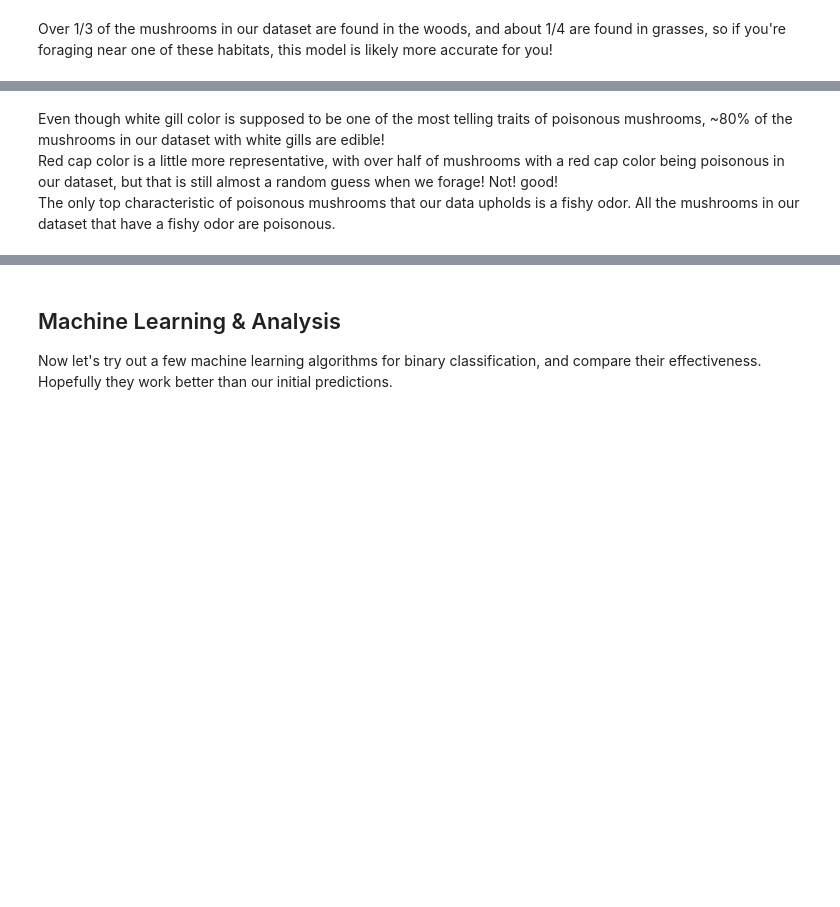
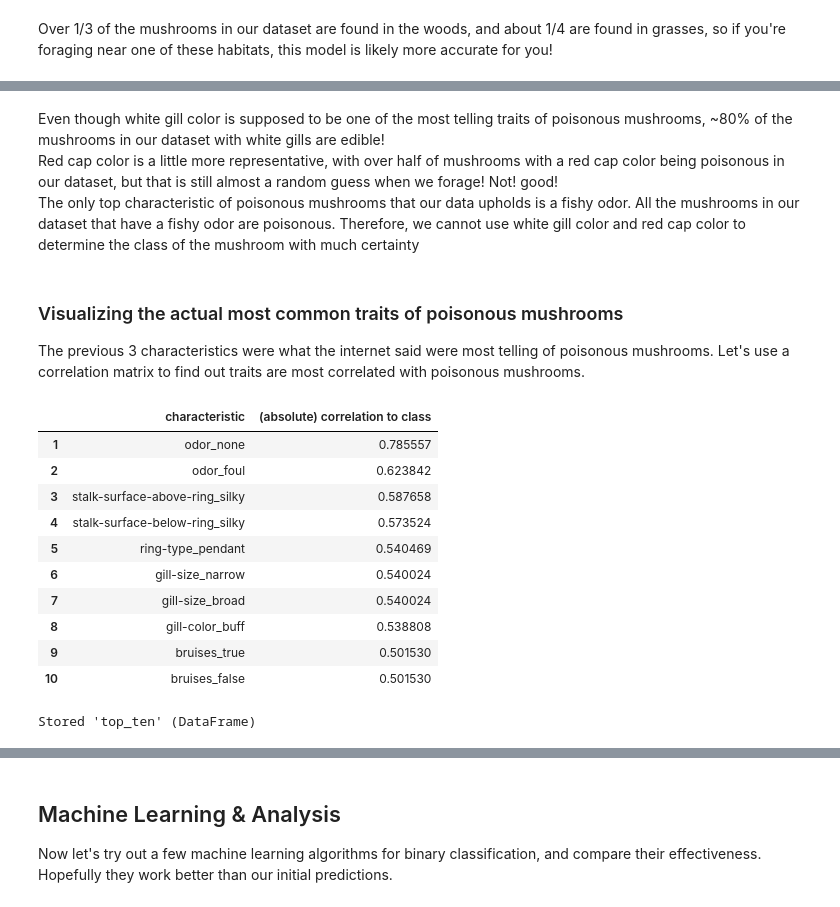
Before and after one commit to alinanikitina732/mushroom-classifier, a Jupyter notebook: finalProject/mushroomClassification.ipynb, the cells around one changed output, grey strips where cells are left out. Cells and saved outputs as stored; diff of their text form; code cells hidden in the pictures; blank space fills up the shorter version.

```diff
--- a/finalProject/mushroomClassification.ipynb
+++ b/finalProject/mushroomClassification.ipynb
@@ -364,3 +356,50 @@ for characteristic in characteristics:
 Even though white gill color is supposed to be one of the most telling traits of poisonous mushrooms, ~80% of the mushrooms in our dataset with white gills are edible!<br>
 Red cap color is a little more representative, with over half of mushrooms with a red cap color being poisonous in our dataset, but that is still almost a random guess when we forage! Not! good!<br>
 The only top characteristic of poisonous mushrooms that our data upholds is a fishy odor. All the mushrooms in our dataset that have a fishy odor are poisonous.
+Therefore, we cannot use white gill color and red cap color to determine the class of the mushroom with much certainty
+# %% [markdown]
+### Visualizing the actual most common traits of poisonous mushrooms
+The previous 3 characteristics were what the internet said were most telling of poisonous mushrooms.
+Let's use a correlation matrix to find out traits are most correlated with poisonous mushrooms.
+# %%
+new_corr_matrix = df_for_vis.corr().abs();
+# upper triangle of correlation matrix
+upper_tri = np.triu(new_corr_matrix, k=1);
+# first array of correlation matrix gives us correlation to class
+correlation_to_class = upper_tri[0];
+# create list of column names
+col_names = df_for_vis.columns.values;
+# create dictionary to keep track of correlation and characteristic mappings
+characteristic_and_correlation = {};
+for idx, correlation in enumerate(correlation_to_class):
+    # don't include class correlation to itself (zeroed out)
+    if idx == 0:
+        continue;
+    # match correlation to characteristic
+    characteristic_and_correlation[correlation] = col_names[idx];
+# create dataframe to keep track of the ten most correlated characteristics to class
+top_ten = pd.DataFrame(columns=['characteristic', '(absolute) correlation to class']);
+# pull the maximum correlation value from the dictionary 10 times
+for i in range(10):
+    # get key with largest correlation
+    max_correlation = max(characteristic_and_correlation.keys());
+    # add associated trait (and that correlation to our top ten correlation dataframe
+    top_ten.loc[len(top_ten.index)] = [characteristic_and_correlation.get(max_correlation), max_correlation];
+    # delete the pairing from the correlation characteristic dictionary
+    characteristic_and_correlation.pop(max_correlation);
+top_ten.index = np.arange(1, len(top_ten) + 1);
+display(top_ten);
+%store top_ten
+# %% [output]
+|  | characteristic | (absolute) correlation to class |
+| 1 | odor_none | 0.785557 |
+| 2 | odor_foul | 0.623842 |
+| 3 | stalk-surface-above-ring_silky | 0.587658 |
+| 4 | stalk-surface-below-ring_silky | 0.573524 |
+| 5 | ring-type_pendant | 0.540469 |
+| 6 | gill-size_narrow | 0.540024 |
+| 7 | gill-size_broad | 0.540024 |
+| 8 | gill-color_buff | 0.538808 |
+| 9 | bruises_true | 0.501530 |
+| 10 | bruises_false | 0.501530 |
+Stored 'top_ten' (DataFrame)
```
Also changed, not shown: parts of 6 cells of this notebook, 1 other file.
